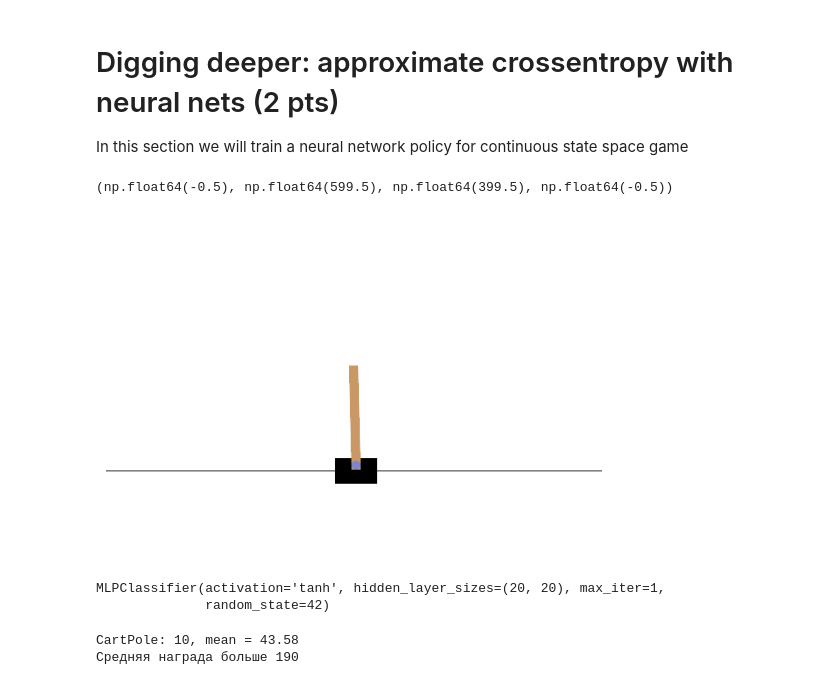
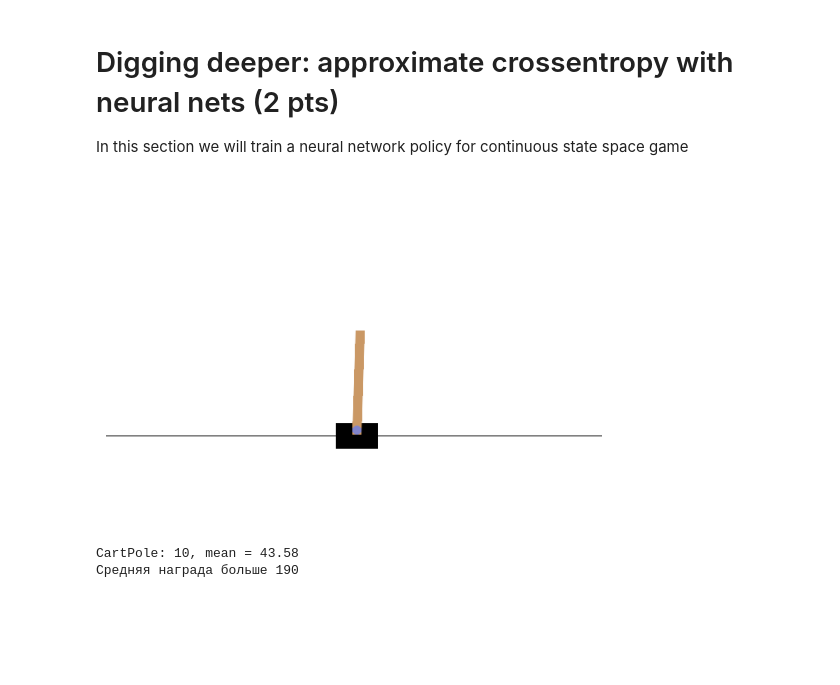
Before and after one commit to K35177/ML_Kamalov, a Jupyter notebook: task_crossentrophy_rl/task_crossentrophy_rl.ipynb, the cells around one changed output. Saved outputs shown, nothing was run; the diff lists cells and outputs as text; code cells hidden in the pictures; blank space fills up the shorter version.

```diff
--- a/task_crossentrophy_rl/task_crossentrophy_rl.ipynb
+++ b/task_crossentrophy_rl/task_crossentrophy_rl.ipynb
@@ -421,26 +395,22 @@ Taxi, 500 новых игр: 5.88
 
 In this section we will train a neural network policy for continuous state space game
 # %%
-env.close()
-env = gym.make("CartPole-v1", render_mode="rgb_array")
-initial_observation, info = env.reset()
-n_actions = env.action_space.n
-plt.imshow(env.render())
+cartpole_env = gym.make("CartPole-v1", render_mode="rgb_array")
+initial_observation, info = cartpole_env.reset(seed=SEED)
+cartpole_n_actions = cartpole_env.action_space.n
+plt.imshow(cartpole_env.render())
 plt.axis("off")
+plt.show()
 # %% [output]
-(np.float64(-0.5), np.float64(599.5), np.float64(399.5), np.float64(-0.5))
-[figure, old version]
+[figure, new version]
 # %%
 from sklearn.neural_network import MLPClassifier
-agent = MLPClassifier(
-    hidden_layer_sizes=(20, 20), activation="tanh",
-    max_iter=1, random_state=SEED)
+agent = MLPClassifier(hidden_layer_sizes=(20, 20), activation="tanh", max_iter=1, random_state=SEED)
 np.random.seed(SEED)
-initial_observation, info = env.reset(seed=SEED)
-agent.partial_fit(
-    np.repeat(initial_observation[None, :], n_actions, axis=0),
-    np.arange(n_actions), classes=np.arange(n_actions))
+initial_observation, info = cartpole_env.reset(seed=SEED)
+_ = agent.partial_fit(
+    np.repeat(initial_observation[None, :], cartpole_n_actions, axis=0),
+    np.arange(cartpole_n_actions),
+    classes=np.arange(cartpole_n_actions),
+)
-# %% [output]
-MLPClassifier(activation='tanh', hidden_layer_sizes=(20, 20), max_iter=1,
-              random_state=42)
 # %%
```
Also changed, not shown: parts of 17 cells of this notebook, 6 other files.
